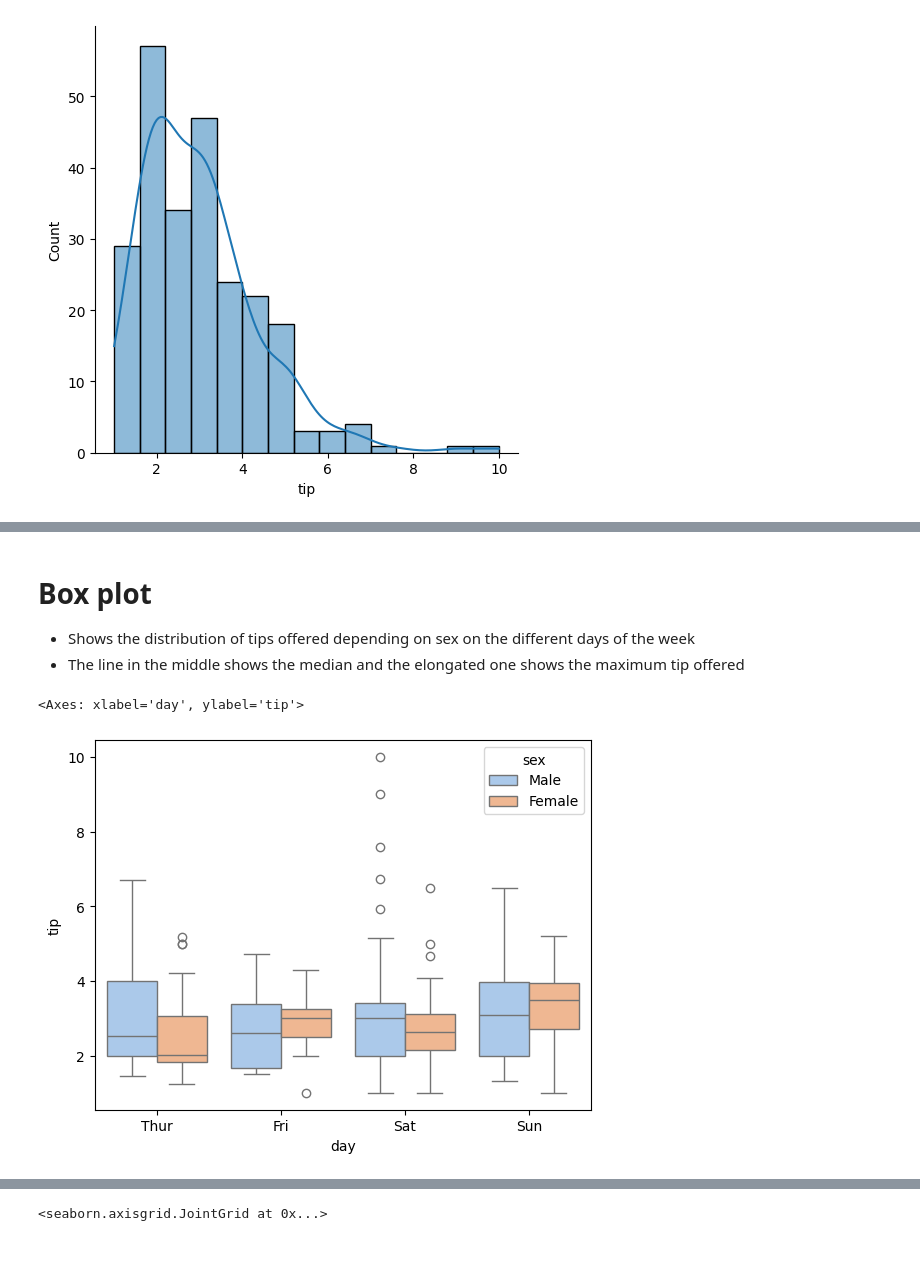
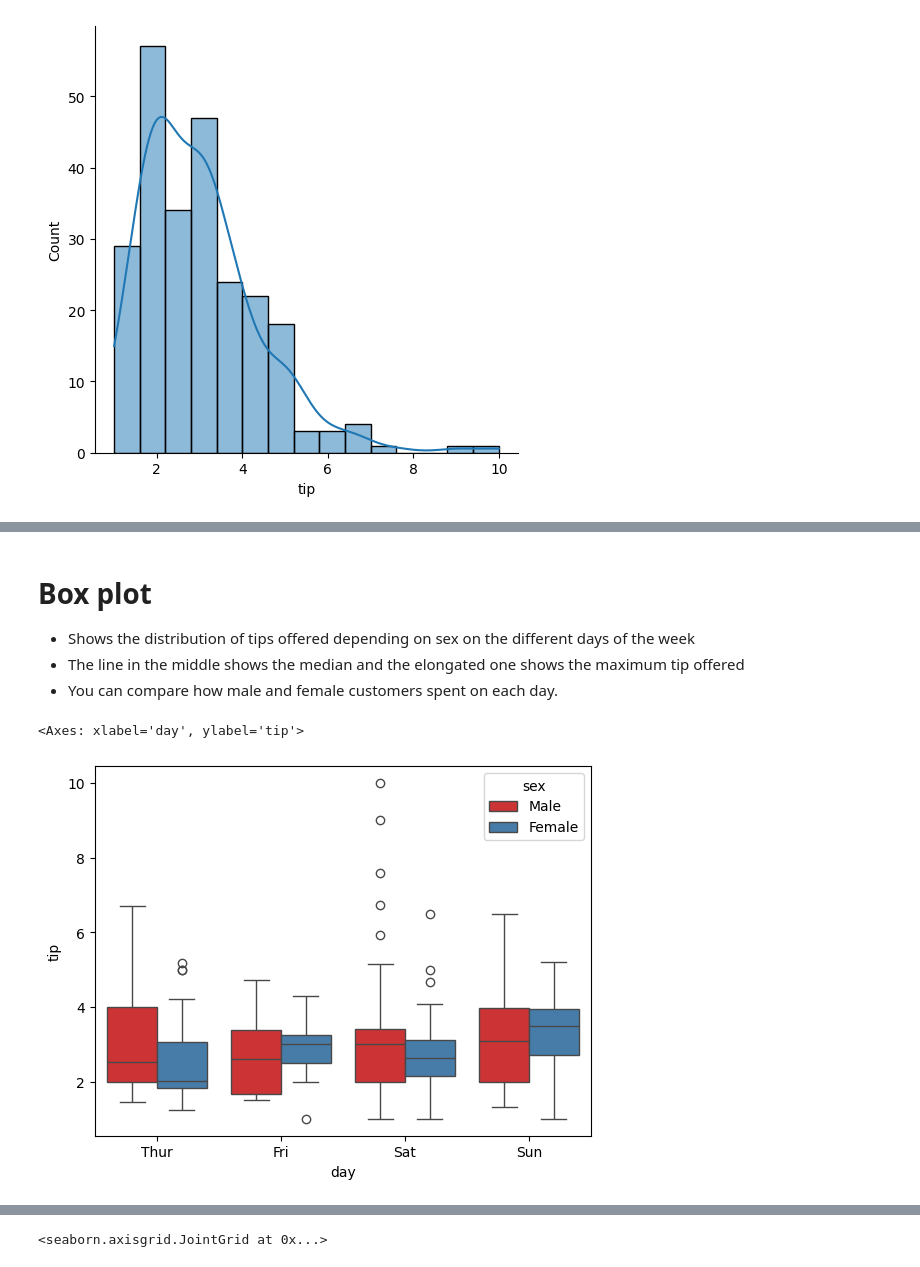
Before and after one commit to ms-kemunto/Seabornguide, a Jupyter notebook: seabornpr.ipynb, the cells around one changed output, grey strips where cells are left out. Drawn from its saved outputs; the diff is of its cells as text; code cells hidden in the pictures.

```diff
--- a/seabornpr.ipynb
+++ b/seabornpr.ipynb
@@ -71,11 +88,12 @@ Passing `palette` without assigning `hue` is deprecated and will be removed in v
 # Box plot
  - Shows the distribution of tips offered depending on sex on the different days of the week
  - The line in the middle shows the median and the elongated one shows the maximum tip offered
+ - You can compare how male and female customers spent on each day.
 # %%
-sns.boxplot(data=tips,x="day",y="tip",hue="sex",palette="pastel")
+sns.boxplot(data=tips,x="day",y="tip",hue="sex",palette="Set1")
 # %% [output]
 <Axes: xlabel='day', ylabel='tip'>
-[figure, old version]
+[figure, new version]
 # %% [markdown]
 # Strip plot
  - Similar as box plot.
```
Also changed, not shown: parts of 12 cells of this notebook.
